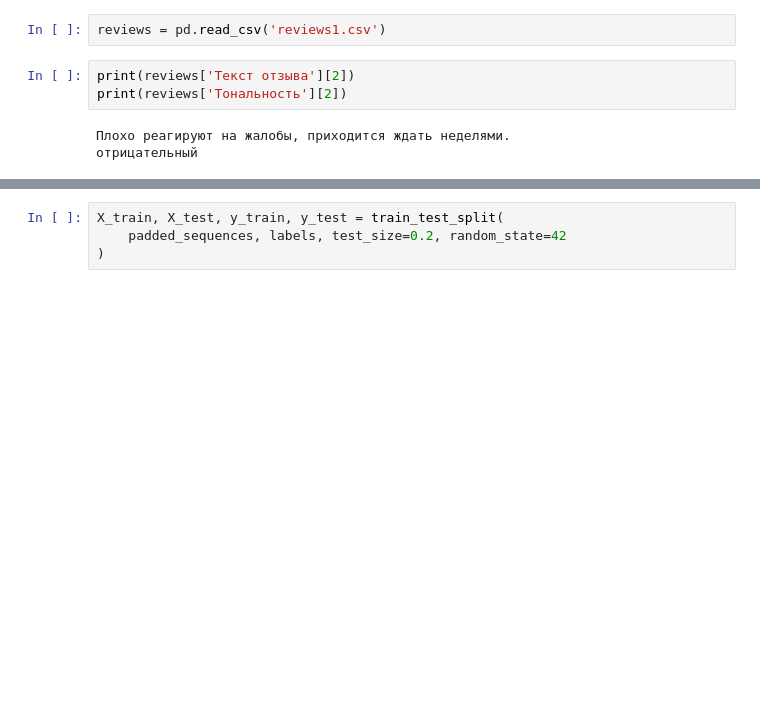
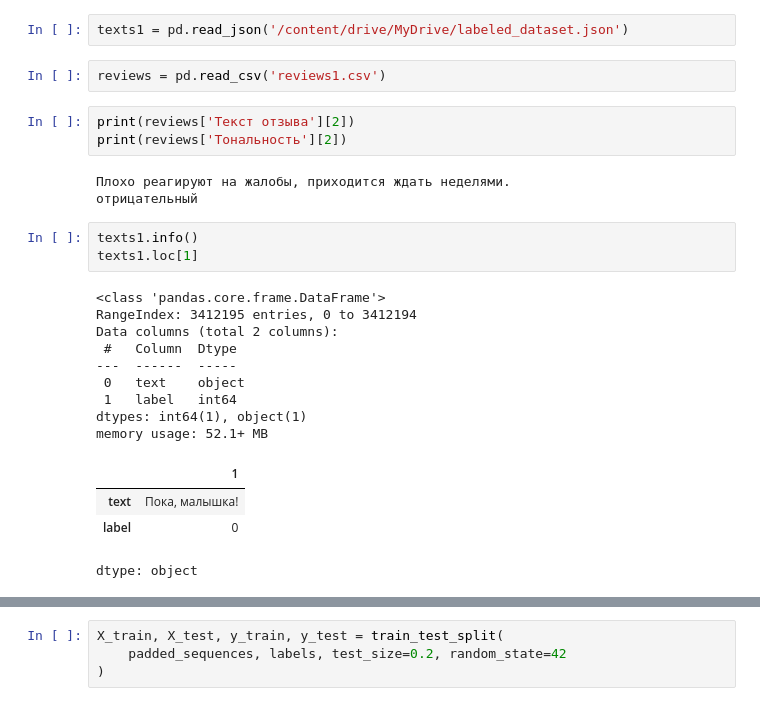
Before and after one commit to Makstrr/nemolchat_doma, a Jupyter notebook: ml/learning/sentiment_analysis.ipynb, the cells around one changed output, grey strips where cells are left out. Drawn from its saved outputs; the diff is of its cells as text; blank space fills up the shorter version.

```diff
--- a/ml/learning/sentiment_analysis.ipynb
+++ b/ml/learning/sentiment_analysis.ipynb
@@ -18,3 +52,5 @@ To enable the following instructions: AVX2 AVX512F AVX512_VNNI FMA, in other ope
+# %%
+texts1 = pd.read_json('/content/drive/MyDrive/labeled_dataset.json')
 # %%
 reviews = pd.read_csv('reviews1.csv')
 # %%
@@ -23,6 +59,23 @@ print(reviews['Тональность'][2])
 # %% [output]
 Плохо реагируют на жалобы, приходится ждать неделями.
 отрицательный
+# %%
+texts1.info()
+texts1.loc[1]
+# %% [output]
+<class 'pandas.core.frame.DataFrame'>
+RangeIndex: 3412195 entries, 0 to 3412194
+Data columns (total 2 columns):
+ #   Column  Dtype
+---  ------  -----
+ 0   text    object
+ 1   label   int64
+dtypes: int64(1), object(1)
+memory usage: 52.1+ MB
+|  | 1 |
+| text | Пока, малышка! |
+| label | 0 |
+dtype: object
 # %%
 reviews = reviews.iloc[:, :2]
 
```
Also changed, not shown: parts of 22 cells of this notebook, 7 other files.
